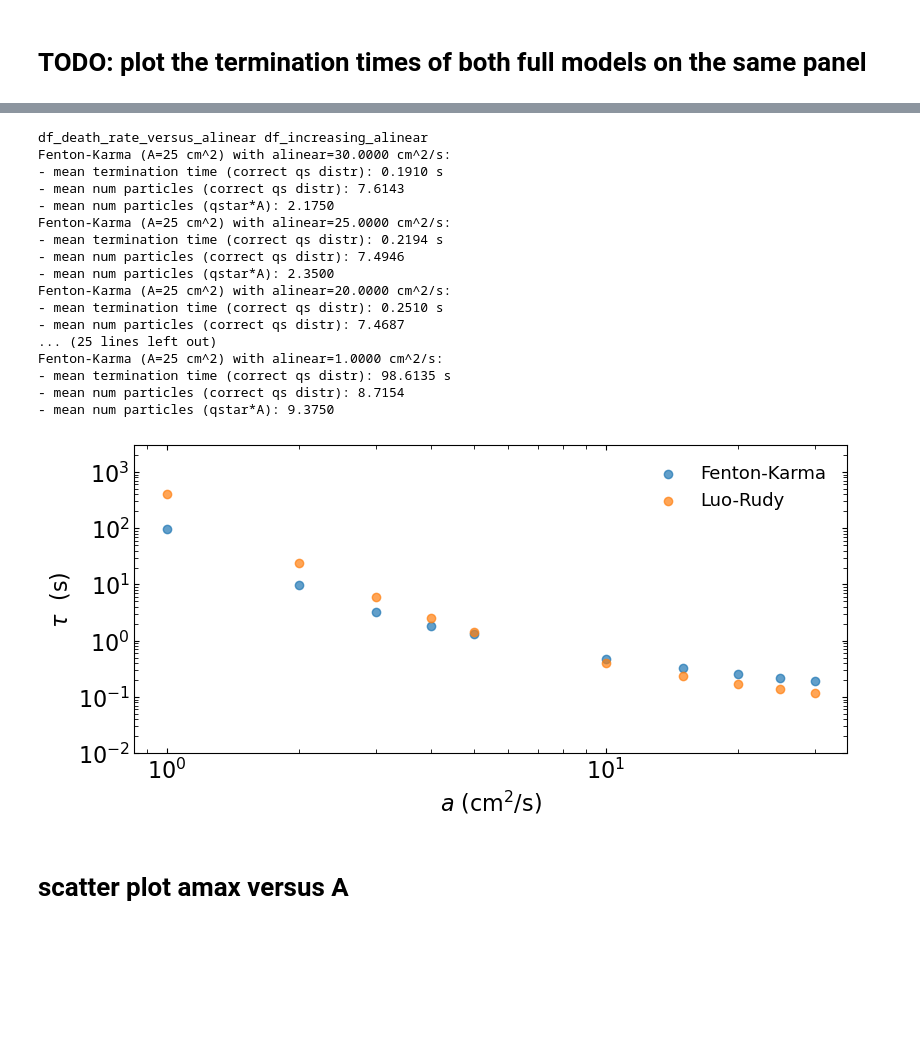
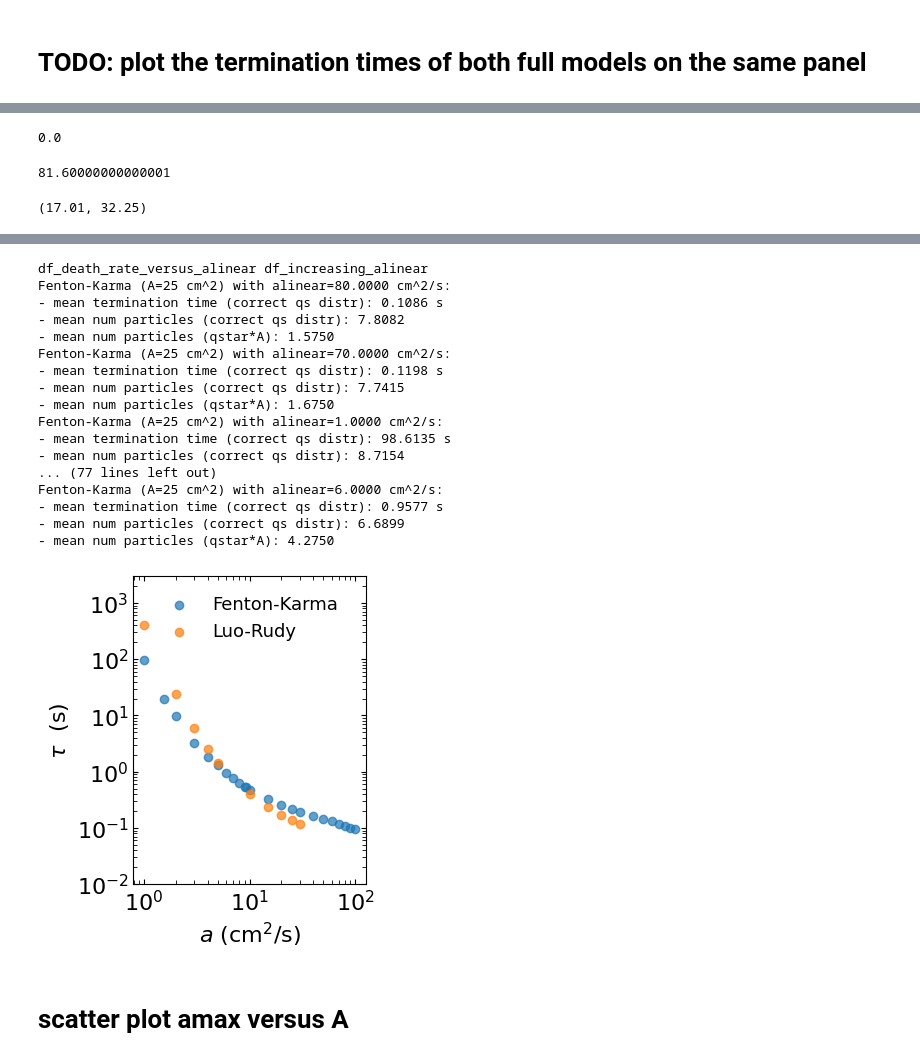
Before and after one commit to timtyree/bgmc, a Jupyter notebook: python/Generation of figure 4.ipynb, the cells around one changed output, grey strips where cells are left out. Saved outputs shown, nothing was run; the diff lists cells and outputs as text; code cells hidden in the pictures; blank space fills up the shorter version.

```diff
--- a/python/Generation of figure 4.ipynb
+++ b/python/Generation of figure 4.ipynb
@@ -3744,3 +3724,16 @@ amax=9999
+# %%
+1683500000.0-1.6835*1e9
+# %% [output]
+0.0
+# %%
+0.51*1.6*1e2
+# %% [output]
+81.60000000000001
+# %%
+#                 N_{\text{avg}}    &    8.1$\pm$0.7         & 8.1                  & 8.1*2.1                     &  5.0$\pm$2.4        & 4.3                & 4.3*7.5        \\
+8.1*2.1,4.3*7.5
+# %% [output]
+(17.01, 32.25)
 # %%
 ## DONE: recall annihilation rates for variable alinear0: print a collection of powerlaw fits for various a values, as before
 # load  annihilation rates versus aliner from example in figure 3
@@ -3860,7 +3853,8 @@ L=5 #cm
 A=L**2 #cm^2
 num_iter=20 # max num particles to consider divided by two.
 # alinear_lst = [30, 25, 20, 15, 10, 5, 4, 3, 2, 1, 0]
-alinear_lst = [30, 25, 20, 15, 10, 5, 4, 3, 2, 1]
+# alinear_lst = [30, 25, 20, 15, 10, 5, 4, 3, 2, 1]
+alinear_lst = list(df_death_rate_versus_alinear.alinear.drop_duplicates().values)
 printing=True
 dict_results_master_lst=[]
 for alinear in alinear_lst:
@@ -3922,43 +3916,46 @@ xfk=df_results_master['alinear'].values[boo]
 yfk=df_results_master['tau'].values[boo]
 # %% [output]
 df_death_rate_versus_alinear df_increasing_alinear
-Fenton-Karma (A=25 cm^2) with alinear=30.0000 cm^2/s:
-- mean termination time (correct qs distr): 0.1910 s
-- mean num particles (correct qs distr): 7.6143
-- mean num particles (qstar*A): 2.1750
-Fenton-Karma (A=25 cm^2) with alinear=25.0000 cm^2/s:
-- mean termination time (correct qs distr): 0.2194 s
-- mean num particles (correct qs distr): 7.4946
-- mean num particles (qstar*A): 2.3500
-Fenton-Karma (A=25 cm^2) with alinear=20.0000 cm^2/s:
-- mean termination time (correct qs distr): 0.2510 s
-- mean num particles (correct qs distr): 7.4687
-... (25 lines left out)
+Fenton-Karma (A=25 cm^2) with alinear=80.0000 cm^2/s:
+- mean termination time (correct qs distr): 0.1086 s
+- mean num particles (correct qs distr): 7.8082
+- mean num particles (qstar*A): 1.5750
+Fenton-Karma (A=25 cm^2) with alinear=70.0000 cm^2/s:
+- mean termination time (correct qs distr): 0.1198 s
+- mean num particles (correct qs distr): 7.7415
+- mean num particles (qstar*A): 1.6750
 Fenton-Karma (A=25 cm^2) with alinear=1.0000 cm^2/s:
 - mean termination time (correct qs distr): 98.6135 s
 - mean num particles (correct qs distr): 8.7154
-- mean num particles (qstar*A): 9.3750
+... (77 lines left out)
+Fenton-Karma (A=25 cm^2) with alinear=6.0000 cm^2/s:
+- mean termination time (correct qs distr): 0.9577 s
+- mean num particles (correct qs distr): 6.6899
+- mean num particles (qstar*A): 4.2750
 # %%
-figsize=(9.2,4)
+figsize=(3,4)
+# figsize=(9.2,4)
 fig,ax=plt.subplots(figsize=figsize)
 # ax.scatter(x=x,
 #            y=y+tauinfty,#**0.5,#**2,#
 #            c='k')
 ax.scatter(xfk,yfk,c='C0',alpha=0.7,label='Fenton-Karma')
 ax.scatter(xlr,ylr,c='C1',alpha=0.7,label='Luo-Rudy')
 format_plot(ax=ax,xlabel=r'$a$ (cm$^2/$s)',ylabel=r'$\tau$  (s)',fontsize=16)
 ax.set_xscale('log')
 ax.set_yscale('log')
 ax.tick_params(top=True, right=True,direction='in',which='both')
 ax.tick_params(top=True, right=True,direction='in',which='minor',length=3)
 ax.set_ylim([1e-2,3000])
-AddLegend(ax=ax,xy=(0.7,0.990),fontsize=fontsize-3)
+# AddLegend(ax=ax,xy=(-0.12,0.240),fontsize=fontsize-3)
+AddLegend(ax=ax,xy=(0.05,0.990),fontsize=fontsize-3)
+# AddLegend(ax=ax,xy=(0.7,0.990),fontsize=fontsize-3)
 # AddLegend(ax=ax,xy=(0.4,0.990),fontsize=fontsize-3)
 # AddLegend(ax=ax,xy=(0.1,0.25),fontsize=fontsize-3)
 
 plt.show()
 # %% [output]
-[figure, old version]
+[figure, new version]
 # %% [markdown]
 # scatter plot amax versus A
 # %%
```
Also changed, not shown: parts of 25 cells of this notebook.
